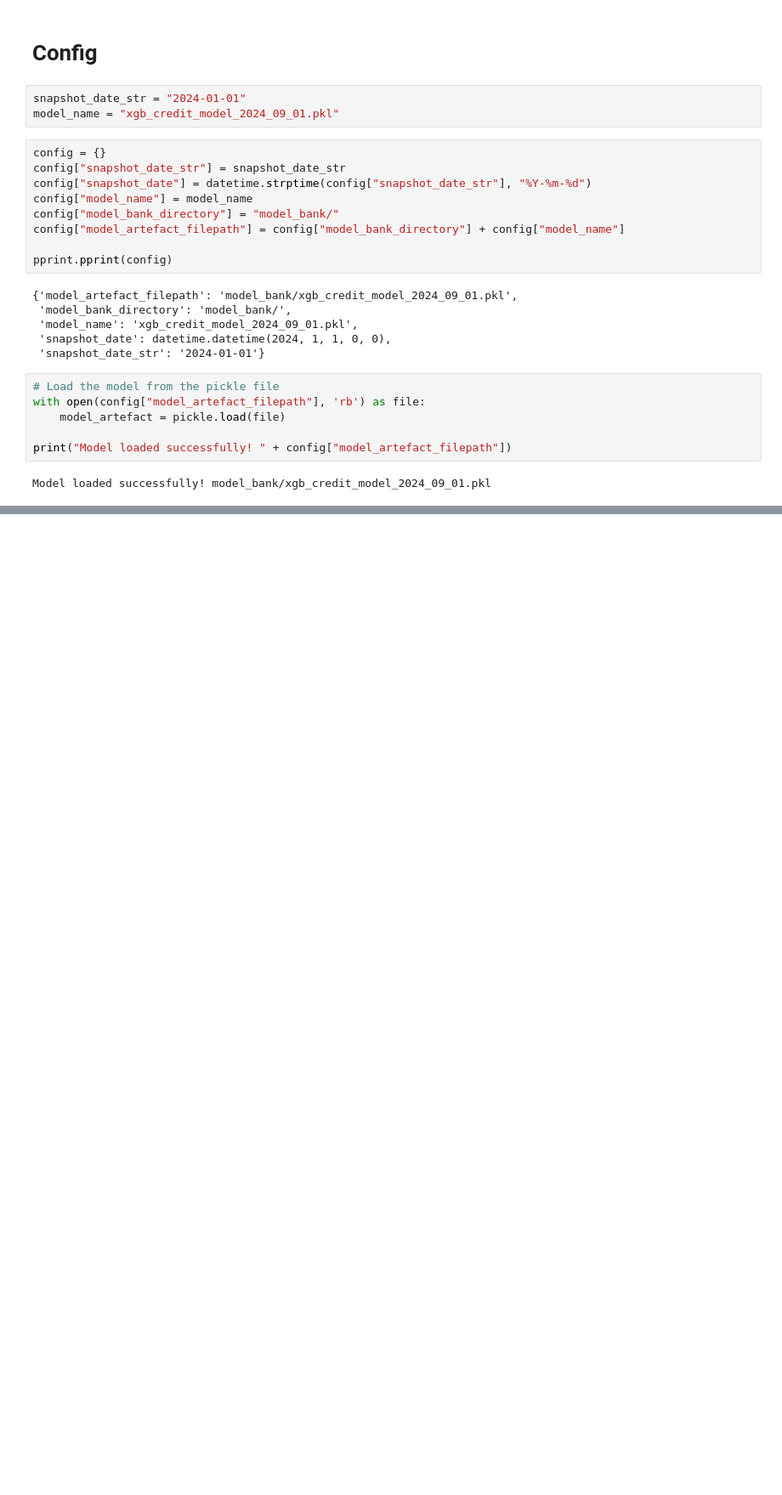
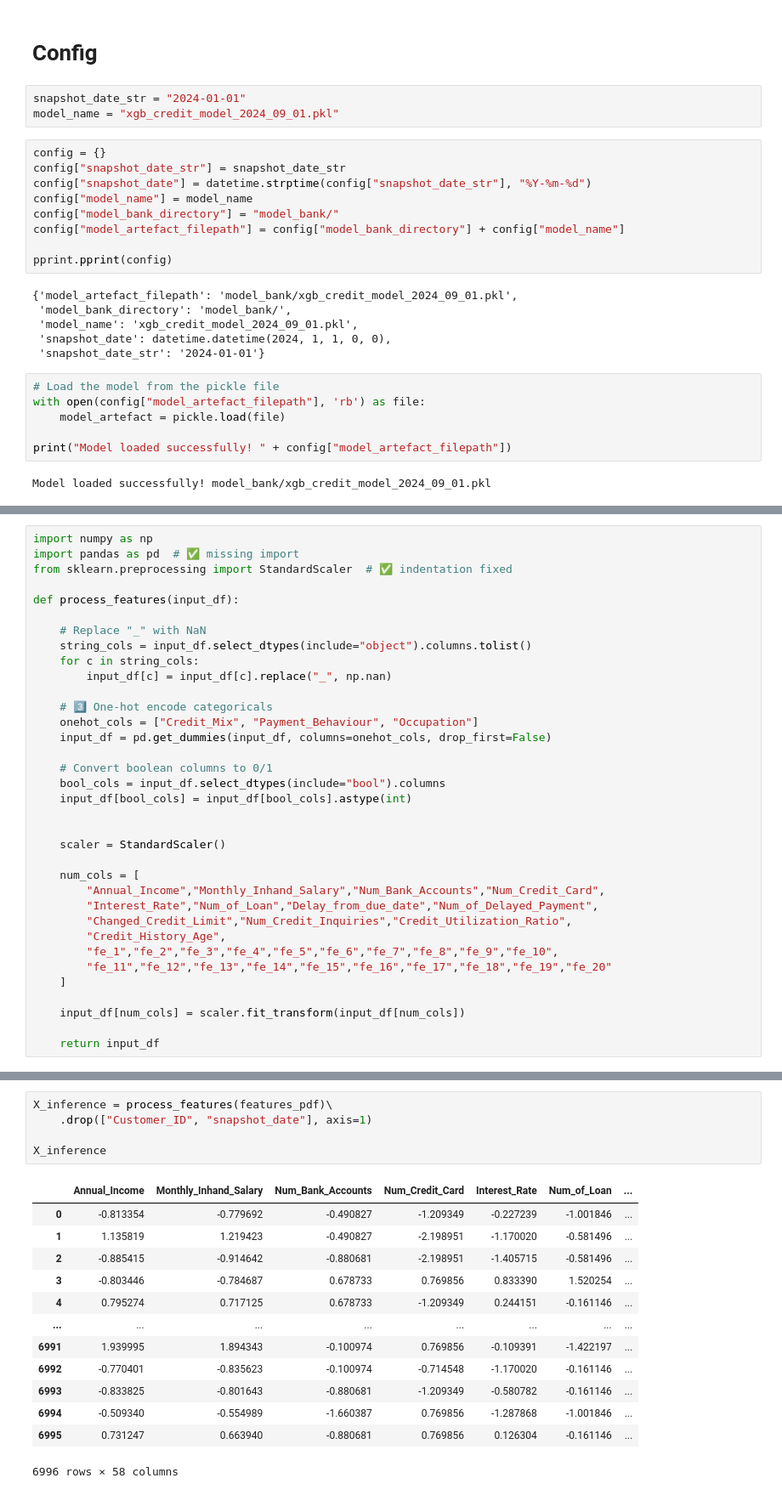
Before and after one commit to farhanlion/MLE-assignment, a Jupyter notebook: inference.ipynb, the cells around one changed output, grey strips where cells are left out. Shown at 85% size. Saved outputs shown, nothing was run; the diff lists cells and outputs as text; blank space fills up the shorter version.

Commit message:
inference done

```diff
--- a/inference.ipynb
+++ b/inference.ipynb
@@ -100,0 +109,35 @@ extracted features_sdf 8974 2024-01-01 00:00:00
+# %%
+import numpy as np
+import pandas as pd  # ✅ missing import
+from sklearn.preprocessing import StandardScaler  # ✅ indentation fixed
+
+def process_features(input_df):
+
+    # Replace "_" with NaN
+    string_cols = input_df.select_dtypes(include="object").columns.tolist()
+    for c in string_cols:
+        input_df[c] = input_df[c].replace("_", np.nan)
+
+    # 3️⃣ One-hot encode categoricals
+    onehot_cols = ["Credit_Mix", "Payment_Behaviour", "Occupation"]
+    input_df = pd.get_dummies(input_df, columns=onehot_cols, drop_first=False)
+
+    # Convert boolean columns to 0/1
+    bool_cols = input_df.select_dtypes(include="bool").columns
+    input_df[bool_cols] = input_df[bool_cols].astype(int)
+
+
+    scaler = StandardScaler()
+
+    num_cols = [
+        "Annual_Income","Monthly_Inhand_Salary","Num_Bank_Accounts","Num_Credit_Card",
+        "Interest_Rate","Num_of_Loan","Delay_from_due_date","Num_of_Delayed_Payment",
+        "Changed_Credit_Limit","Num_Credit_Inquiries","Credit_Utilization_Ratio",
+        "Credit_History_Age",
+        "fe_1","fe_2","fe_3","fe_4","fe_5","fe_6","fe_7","fe_8","fe_9","fe_10",
+        "fe_11","fe_12","fe_13","fe_14","fe_15","fe_16","fe_17","fe_18","fe_19","fe_20"
+    ]
+
+    input_df[num_cols] = scaler.fit_transform(input_df[num_cols])
+
+    return input_df
@@ -100,0 +161,19 @@ extracted features_sdf 8974 2024-01-01 00:00:00
+# %%
+X_inference = process_features(features_pdf)\
+    .drop(["Customer_ID", "snapshot_date"], axis=1)
+
+X_inference
+# %% [output]
+|  | Annual_Income | Monthly_Inhand_Salary | Num_Bank_Accounts | Num_Credit_Card | Interest_Rate | Num_of_Loan | ... |
+| 0 | -0.813354 | -0.779692 | -0.490827 | -1.209349 | -0.227239 | -1.001846 | ... |
+| 1 | 1.135819 | 1.219423 | -0.490827 | -2.198951 | -1.170020 | -0.581496 | ... |
+| 2 | -0.885415 | -0.914642 | -0.880681 | -2.198951 | -1.405715 | -0.581496 | ... |
+| 3 | -0.803446 | -0.784687 | 0.678733 | 0.769856 | 0.833390 | 1.520254 | ... |
+| 4 | 0.795274 | 0.717125 | 0.678733 | -1.209349 | 0.244151 | -0.161146 | ... |
+| ... | ... | ... | ... | ... | ... | ... | ... |
+| 6991 | 1.939995 | 1.894343 | -0.100974 | 0.769856 | -0.109391 | -1.422197 | ... |
+| 6992 | -0.770401 | -0.835623 | -0.100974 | -0.714548 | -1.170020 | -0.161146 | ... |
+| 6993 | -0.833825 | -0.801643 | -0.880681 | -1.209349 | -0.580782 | -0.161146 | ... |
+| 6994 | -0.509340 | -0.554989 | -1.660387 | 0.769856 | -1.287868 | -1.001846 | ... |
+| 6995 | 0.731247 | 0.663940 | -0.880681 | 0.769856 | 0.126304 | -0.161146 | ... |
+6996 rows × 58 columns
```
Also changed, not shown: parts of 12 cells of this notebook.
